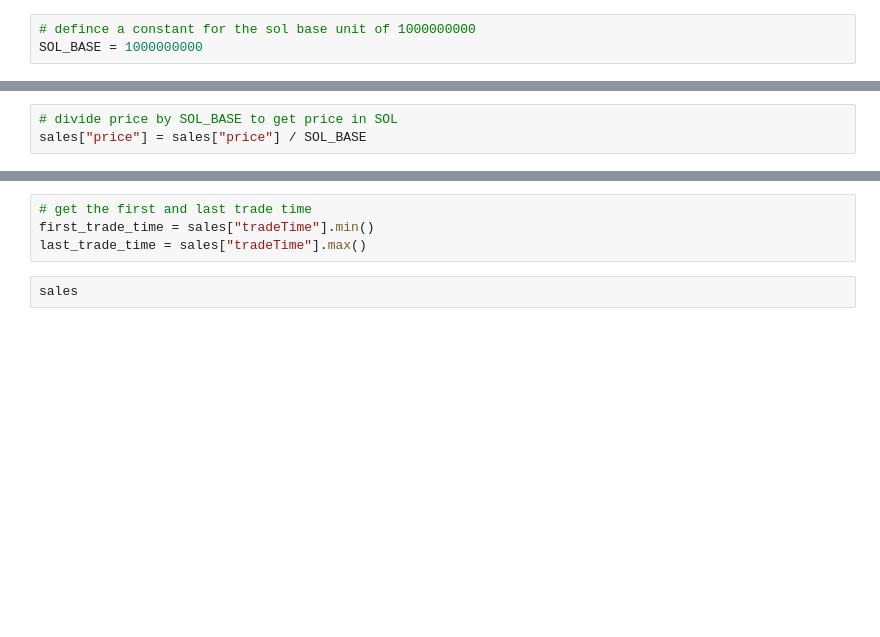
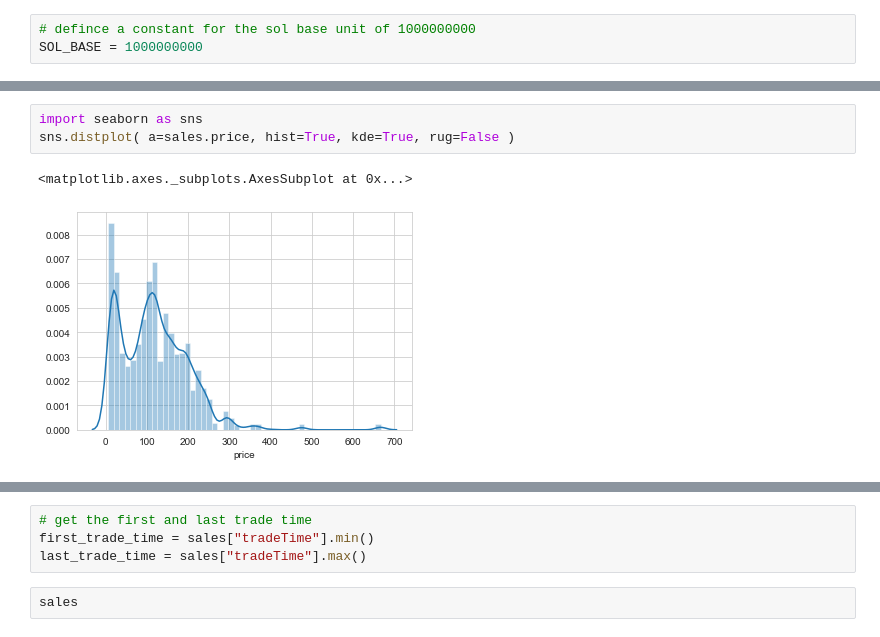
Before and after one commit to SamPink/sol-nft-vision, a Jupyter notebook: model.ipynb, the cells around one changed output, grey strips where cells are left out. Drawn from its saved outputs; the diff is of its cells as text; blank space fills up the shorter version.

```diff
--- a/model.ipynb
+++ b/model.ipynb
@@ -13,3 +47,6 @@ sales["tradeTime"] = pd.to_datetime(sales["tradeTime"], unit="s")
-# %%
-# divide price by SOL_BASE to get price in SOL
-sales["price"] = sales["price"] / SOL_BASE
+# %%
+import seaborn as sns
+sns.distplot( a=sales.price, hist=True, kde=True, rug=False )
+# %% [output]
+<matplotlib.axes._subplots.AxesSubplot at 0x...>
+[figure, added]
```
Also changed, not shown: parts of 40 cells of this notebook, 1 other file.
